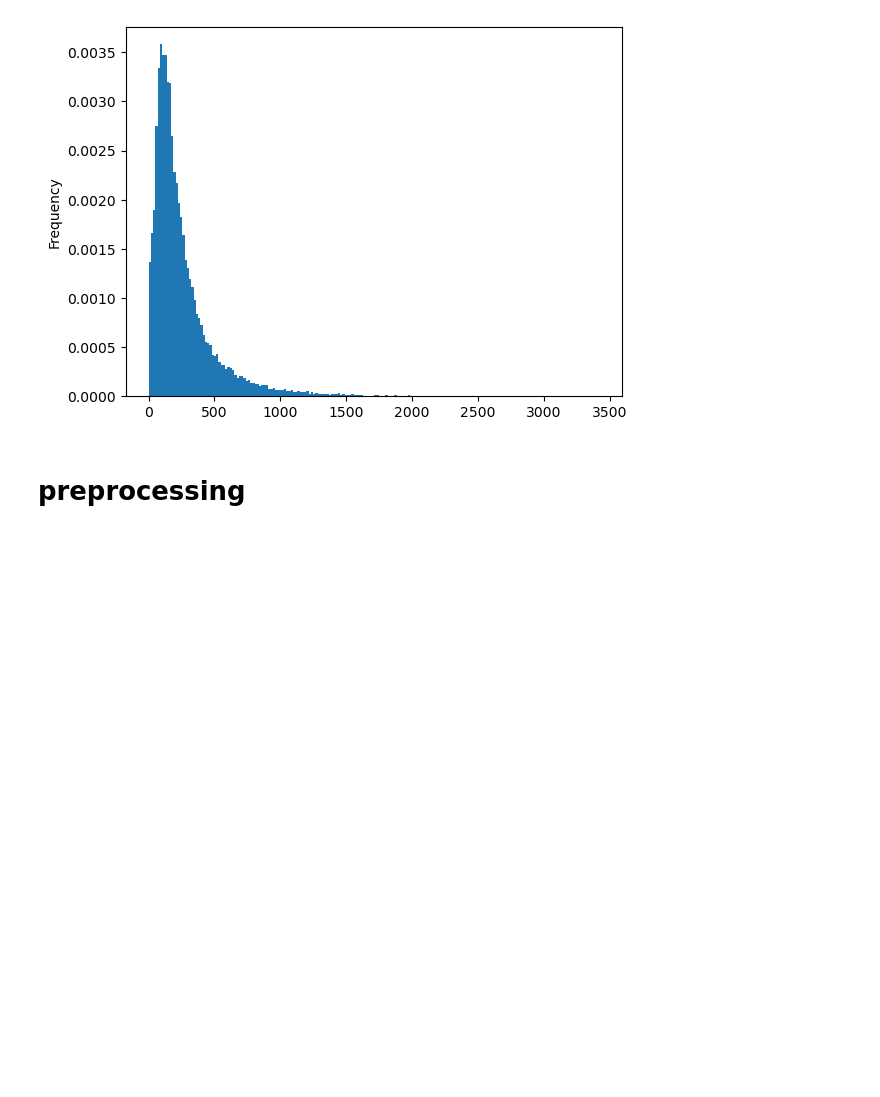
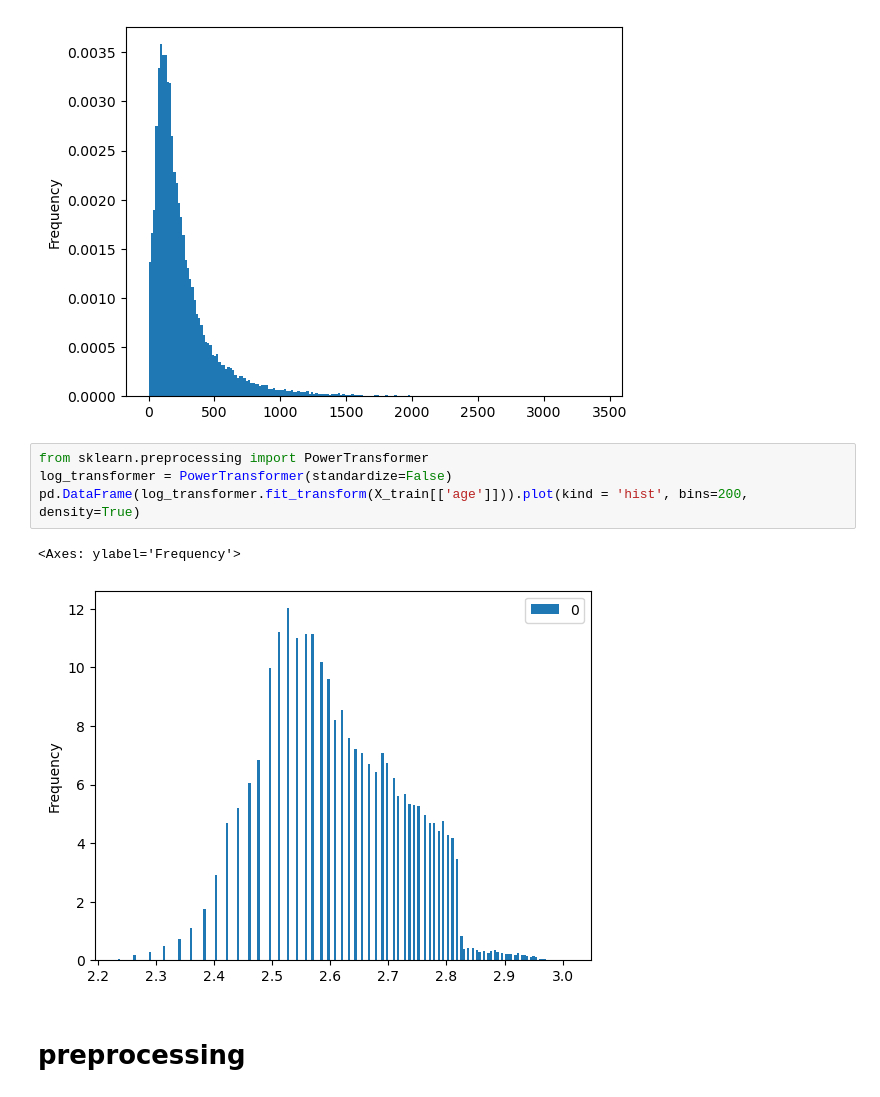
Before and after one commit to zhang-shizhe/Bank-Marketing-Campaigns-Prediction-and-Analysis, a Jupyter notebook: new.ipynb, the cells around one changed output. Cells and saved outputs as stored; diff of their text form; blank space fills up the shorter version.

```diff
--- a/new.ipynb
+++ b/new.ipynb
@@ -144,6 +144,13 @@ X_train['duration'].plot(kind = 'hist', bins=200, density=True)
 # %% [output]
 <Axes: ylabel='Frequency'>
 [figure]
+# %%
+from sklearn.preprocessing import PowerTransformer
+log_transformer = PowerTransformer(standardize=False)
+pd.DataFrame(log_transformer.fit_transform(X_train[['age']])).plot(kind = 'hist', bins=200, density=True)
+# %% [output]
+<Axes: ylabel='Frequency'>
+[figure, added]
 # %% [markdown]
 #   preprocessing
 # %%
```
Also changed, not shown: parts of 20 cells of this notebook, 3 other files.
